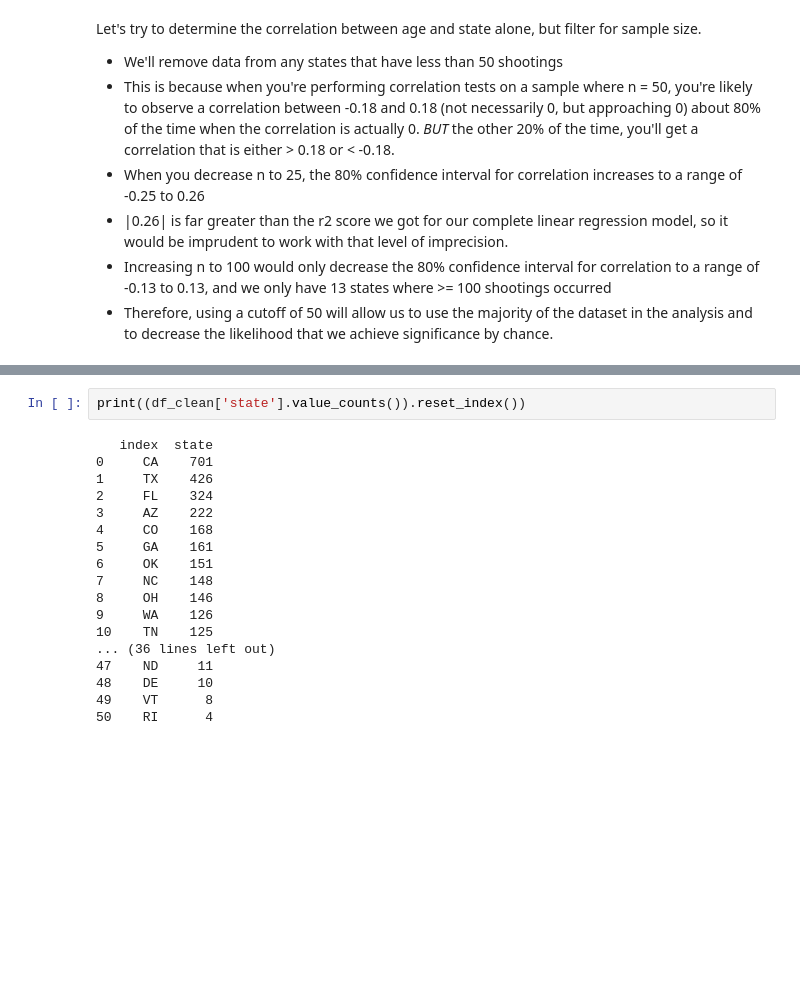
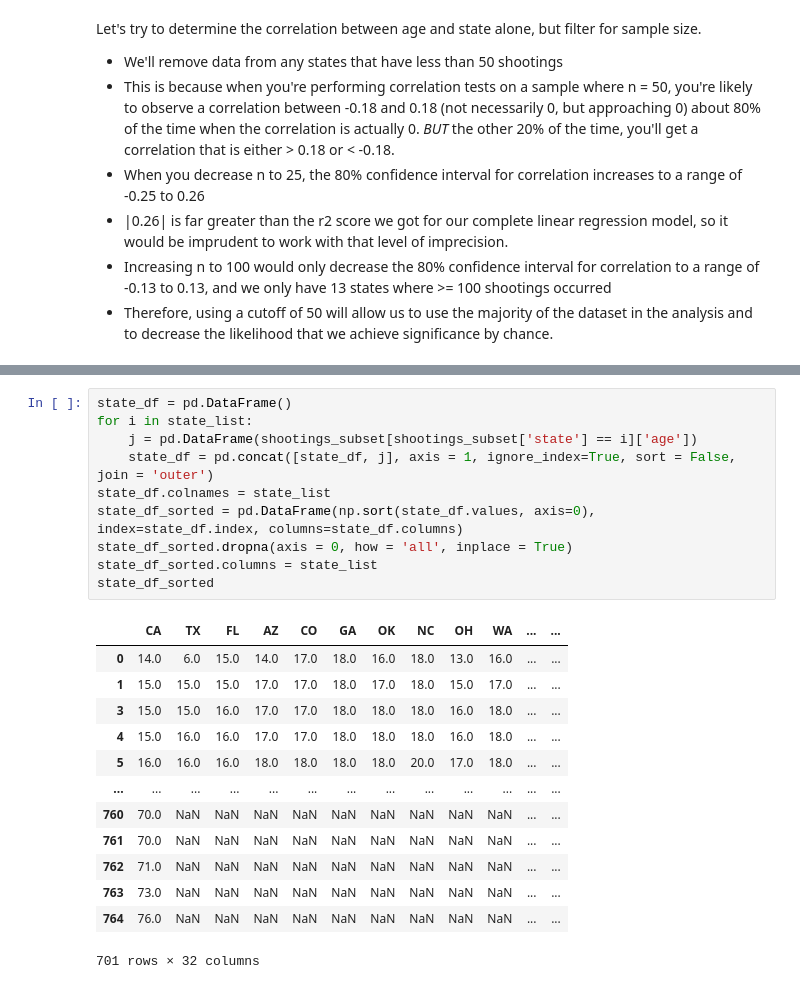
Before and after one commit to eringill/police_shootings, a Jupyter notebook: police_shootings.ipynb, the cells around one changed output, grey strips where cells are left out. Cells and saved outputs as stored; diff of their text form; blank space fills up the shorter version.

Commit message:
feat: added code to produce a dataframe where states are columns and ages are values

```diff
--- a/police_shootings.ipynb
+++ b/police_shootings.ipynb
@@ -509,20 +541,24 @@ shootings_subset = df_clean[df_clean['state'].isin(state_list)]
-# %%
-print((df_clean['state'].value_counts()).reset_index())
-# %% [output]
-   index  state
-0     CA    701
-1     TX    426
-2     FL    324
-3     AZ    222
-4     CO    168
-5     GA    161
-6     OK    151
-7     NC    148
-8     OH    146
-9     WA    126
-10    TN    125
-... (36 lines left out)
-47    ND     11
-48    DE     10
-49    VT      8
-50    RI      4
+# %%
+state_df = pd.DataFrame()
+for i in state_list:
+    j = pd.DataFrame(shootings_subset[shootings_subset['state'] == i]['age'])
+    state_df = pd.concat([state_df, j], axis = 1, ignore_index=True, sort = False, join = 'outer')
+state_df.colnames = state_list
+state_df_sorted = pd.DataFrame(np.sort(state_df.values, axis=0), index=state_df.index, columns=state_df.columns)
+state_df_sorted.dropna(axis = 0, how = 'all', inplace = True)
+state_df_sorted.columns = state_list
+state_df_sorted
+# %% [output]
+|  | CA | TX | FL | AZ | CO | GA | OK | NC | OH | WA | ... | ... |
+| 0 | 14.0 | 6.0 | 15.0 | 14.0 | 17.0 | 18.0 | 16.0 | 18.0 | 13.0 | 16.0 | ... | ... |
+| 1 | 15.0 | 15.0 | 15.0 | 17.0 | 17.0 | 18.0 | 17.0 | 18.0 | 15.0 | 17.0 | ... | ... |
+| 3 | 15.0 | 15.0 | 16.0 | 17.0 | 17.0 | 18.0 | 18.0 | 18.0 | 16.0 | 18.0 | ... | ... |
+| 4 | 15.0 | 16.0 | 16.0 | 17.0 | 17.0 | 18.0 | 18.0 | 18.0 | 16.0 | 18.0 | ... | ... |
+| 5 | 16.0 | 16.0 | 16.0 | 18.0 | 18.0 | 18.0 | 18.0 | 20.0 | 17.0 | 18.0 | ... | ... |
+| ... | ... | ... | ... | ... | ... | ... | ... | ... | ... | ... | ... | ... |
+| 760 | 70.0 | NaN | NaN | NaN | NaN | NaN | NaN | NaN | NaN | NaN | ... | ... |
+| 761 | 70.0 | NaN | NaN | NaN | NaN | NaN | NaN | NaN | NaN | NaN | ... | ... |
+| 762 | 71.0 | NaN | NaN | NaN | NaN | NaN | NaN | NaN | NaN | NaN | ... | ... |
+| 763 | 73.0 | NaN | NaN | NaN | NaN | NaN | NaN | NaN | NaN | NaN | ... | ... |
+| 764 | 76.0 | NaN | NaN | NaN | NaN | NaN | NaN | NaN | NaN | NaN | ... | ... |
+701 rows × 32 columns
```
Also changed, not shown: parts of 5 cells of this notebook.
